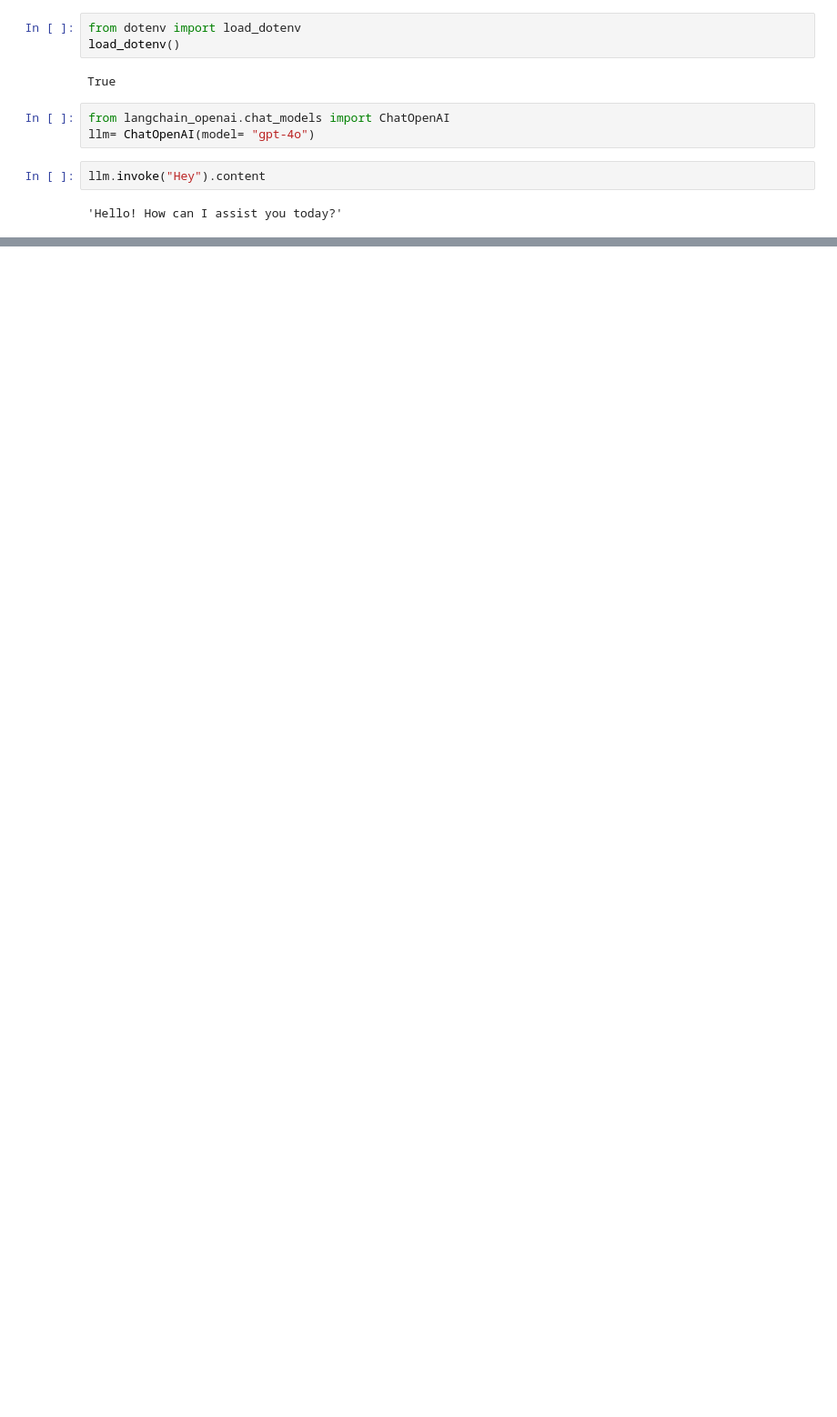
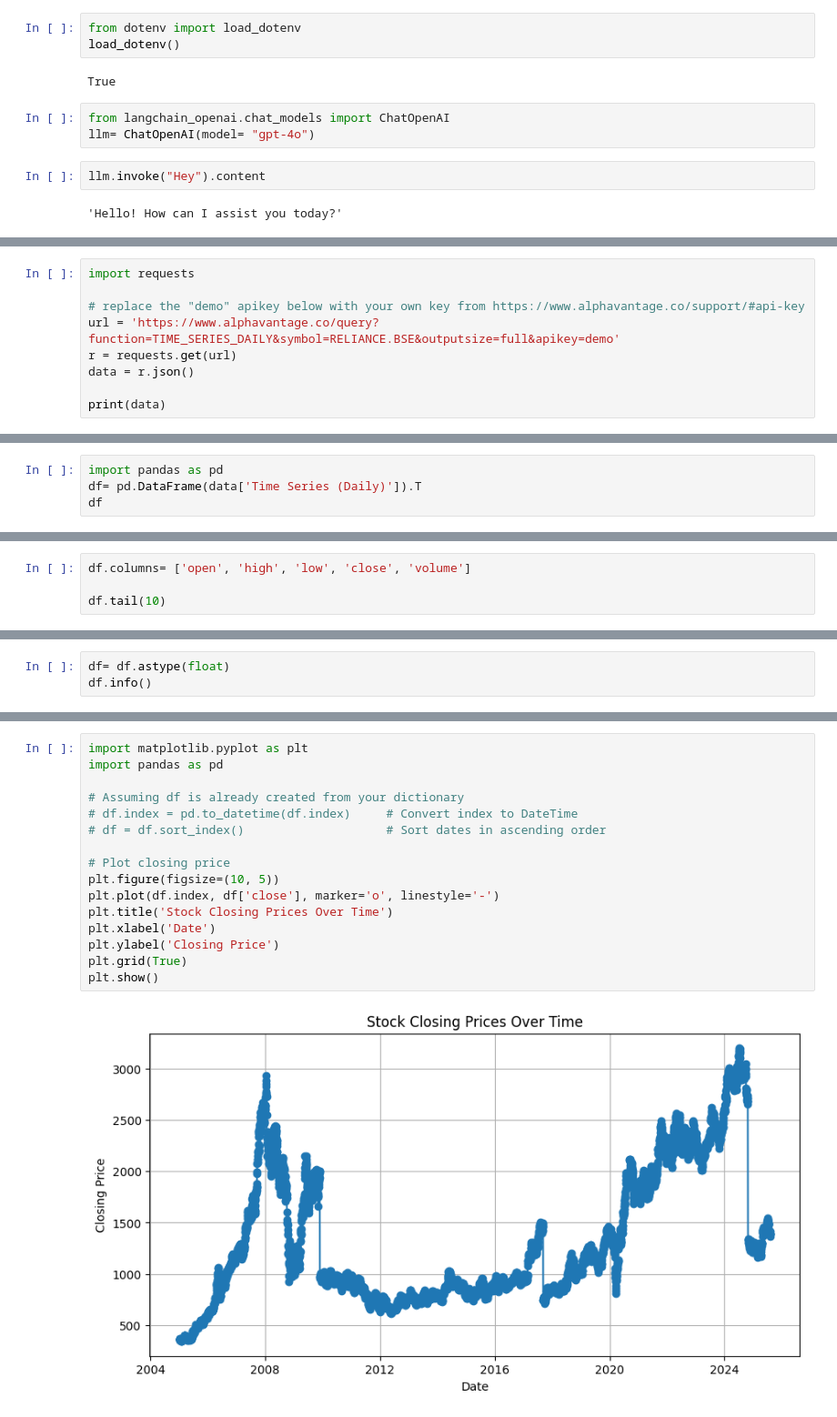
Before and after one commit to sayed-ashfaq/StockSnapAI, a Jupyter notebook: notebooks/experiments.ipynb, the cells around one changed output, grey strips where cells are left out. Shown at 91% size. Cells and saved outputs as stored; diff of their text form; blank space fills up the shorter version.

Commit message:
Testing stocknews

```diff
--- a/notebooks/experiments.ipynb
+++ b/notebooks/experiments.ipynb
@@ -21,0 +95,9 @@ print(config)
+# %%
+import requests
+
+# replace the "demo" apikey below with your own key from https://www.alphavantage.co/support/#api-key
+url = 'https://www.alphavantage.co/query?function=TIME_SERIES_DAILY&symbol=RELIANCE.BSE&outputsize=full&apikey=demo'
+r = requests.get(url)
+data = r.json()
+
+print(data)
@@ -21,0 +110,4 @@ print(config)
+# %%
+import pandas as pd
+df= pd.DataFrame(data['Time Series (Daily)']).T
+df
@@ -21,0 +141,4 @@ print(config)
+# %%
+df.columns= ['open', 'high', 'low', 'close', 'volume']
+
+df.tail(10)
@@ -21,0 +170,3 @@ print(config)
+# %%
+df= df.astype(float)
+df.info()
@@ -21,0 +186,18 @@ print(config)
+# %%
+import matplotlib.pyplot as plt
+import pandas as pd
+
+# Assuming df is already created from your dictionary
+# df.index = pd.to_datetime(df.index)     # Convert index to DateTime
+# df = df.sort_index()                    # Sort dates in ascending order
+
+# Plot closing price
+plt.figure(figsize=(10, 5))
+plt.plot(df.index, df['close'], marker='o', linestyle='-')
+plt.title('Stock Closing Prices Over Time')
+plt.xlabel('Date')
+plt.ylabel('Closing Price')
+plt.grid(True)
+plt.show()
+# %% [output]
+[figure, added]
```
Also changed, not shown: parts of 28 cells of this notebook, 5 other files.
